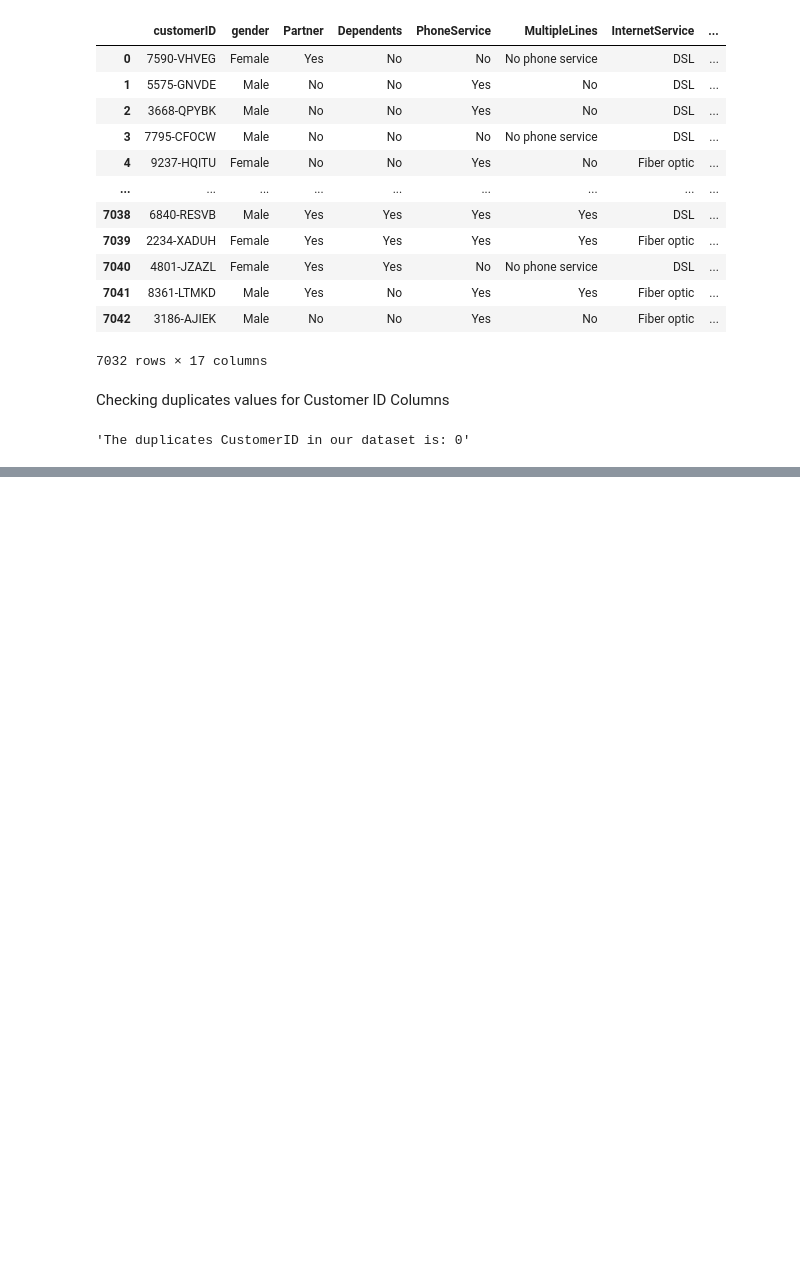
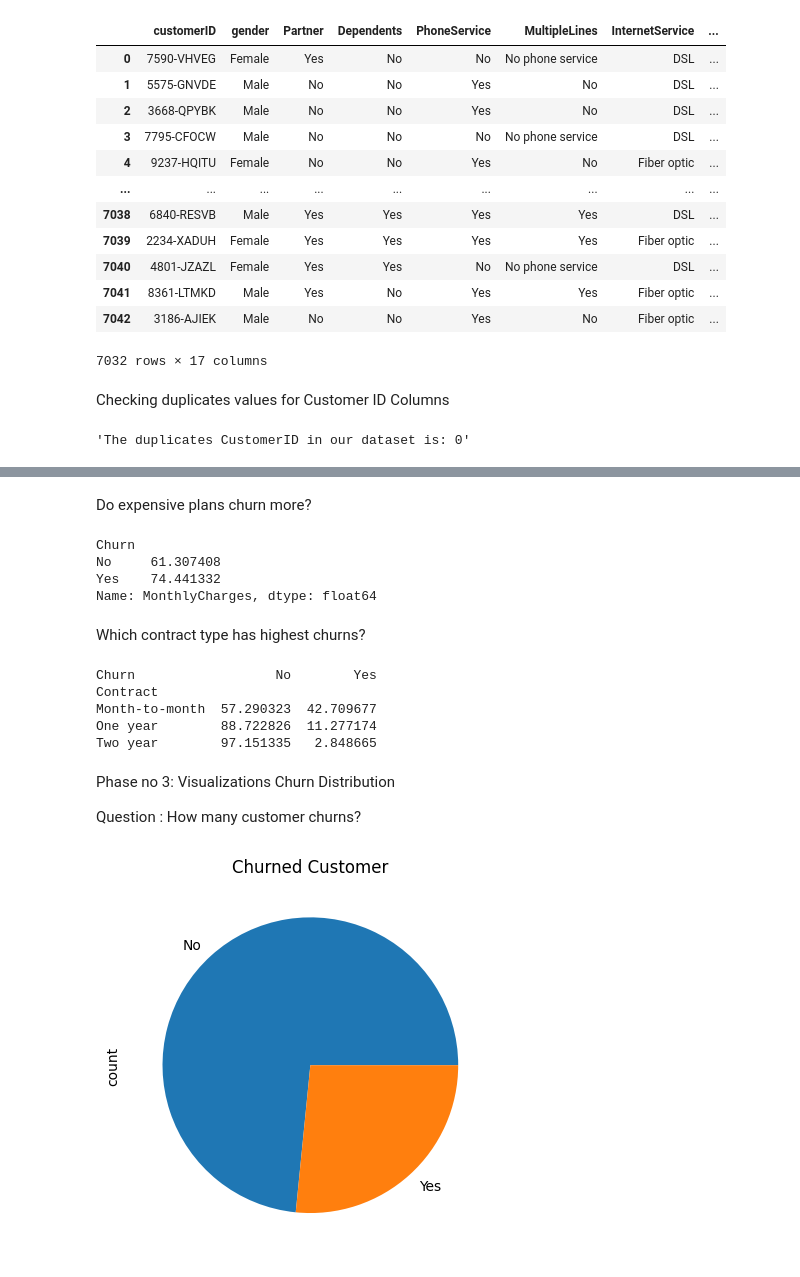
Before and after one commit to mudasir1144/semester_project-data_science-, a Jupyter notebook: index.ipynb, the cells around one changed output, grey strips where cells are left out. Cells and saved outputs as stored; diff of their text form; code cells hidden in the pictures; blank space fills up the shorter version.

Commit message:
Visualizations completed

```diff
--- a/index.ipynb
+++ b/index.ipynb
@@ -177,0 +220,32 @@ display(f'The duplicates CustomerID in our dataset is: {clean_dataset['customerI
+# %% [markdown]
+Do expensive plans churn more?
+# %%
+avg_plan = clean_dataset.groupby("Churn")['MonthlyCharges'].mean()
+display(avg_plan)
+# %% [output]
+Churn
+No     61.307408
+Yes    74.441332
+Name: MonthlyCharges, dtype: float64
+# %% [markdown]
+Which contract type has highest churns?
+# %%
+churn_percentage = pd.crosstab(clean_dataset['Contract'],clean_dataset['Churn'],normalize = 'index')*100
+print(churn_percentage)
+# %% [output]
+Churn                  No        Yes
+Contract
+Month-to-month  57.290323  42.709677
+One year        88.722826  11.277174
+Two year        97.151335   2.848665
+# %% [markdown]
+Phase no 3: Visualizations
+Churn Distribution
+
+Question : How many customer churns?
+# %%
+clean_dataset['Churn'].value_counts().plot(kind='pie')
+plt.title("Churned Customer")
+plt.show()
+# %% [output]
+[figure, added]
```
Also changed, not shown: parts of 17 cells of this notebook.
